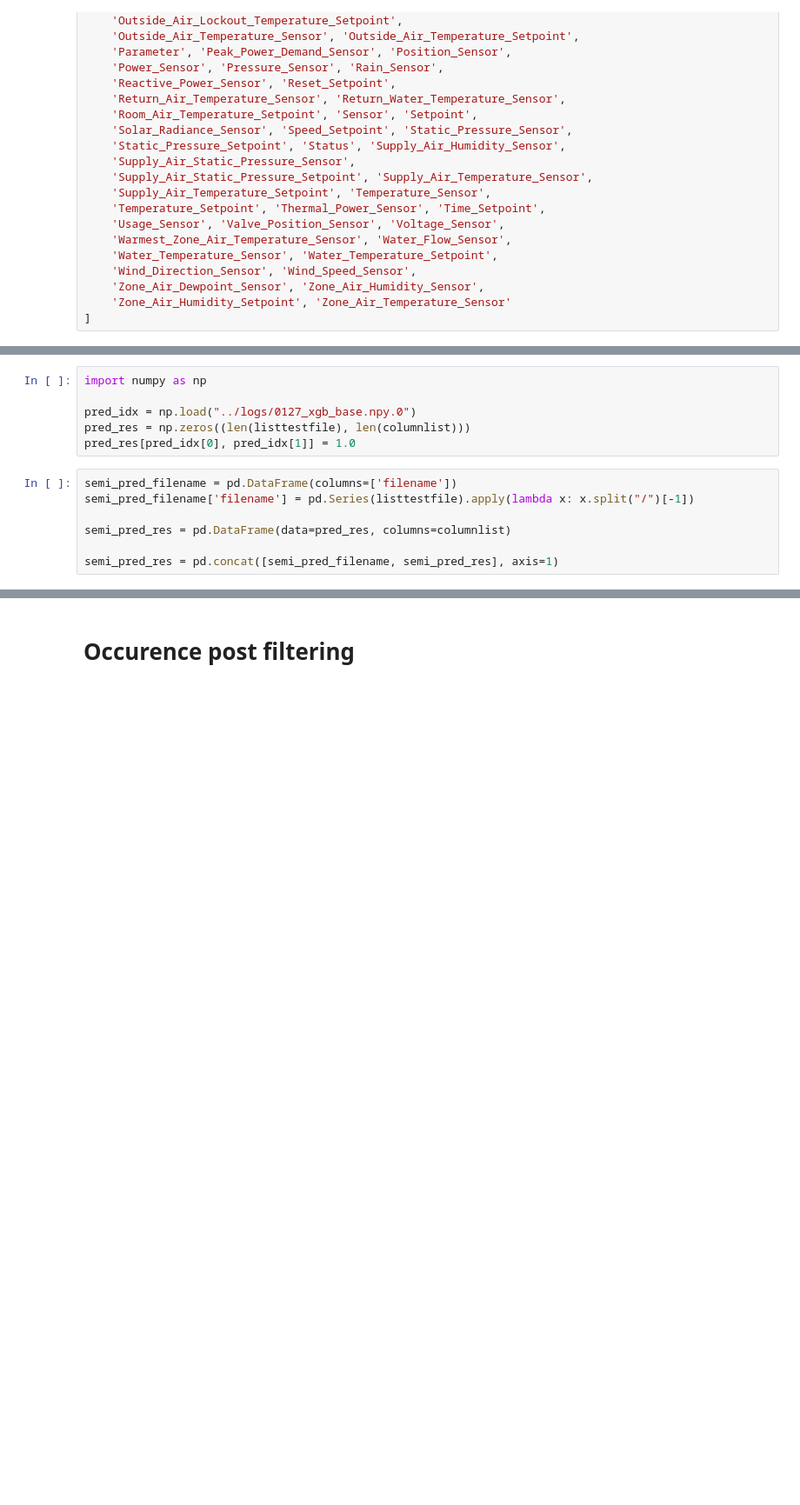
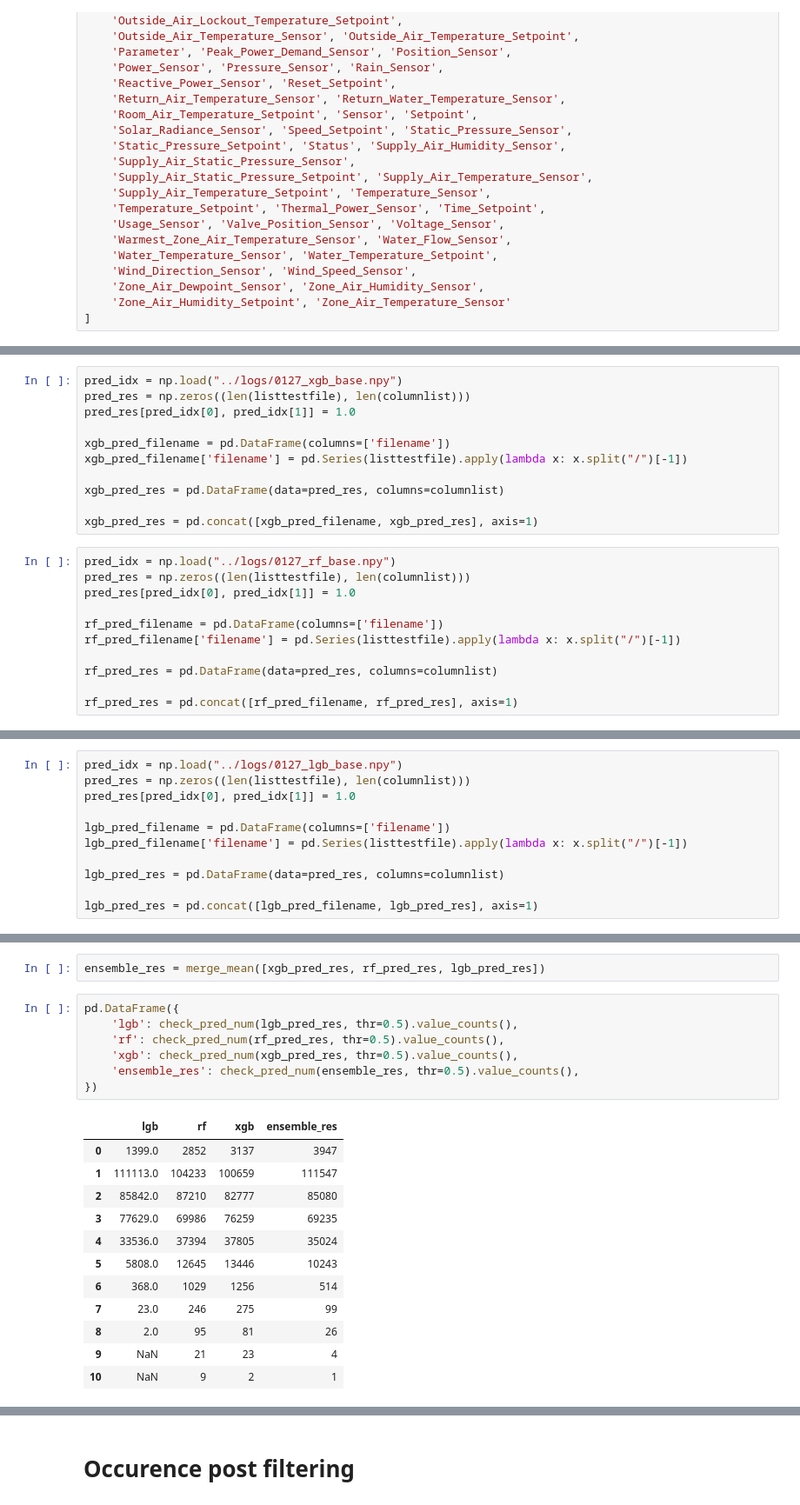
Before and after one commit to JoeZhao527/cl-bricks, a Jupyter notebook: notebooks/ensemble.ipynb, the cells around one changed output, grey strips where cells are left out. Shown: that part at 87% size. Cells and saved outputs as stored; diff of their text form; blank space fills up the shorter version.

```diff
--- a/notebooks/ensemble.ipynb
+++ b/notebooks/ensemble.ipynb
@@ -164,13 +156,22 @@ columnlist = [
 # %%
-import numpy as np
-
-pred_idx = np.load("../logs/0127_xgb_base.npy.0")
+pred_idx = np.load("../logs/0127_xgb_base.npy")
 pred_res = np.zeros((len(listtestfile), len(columnlist)))
 pred_res[pred_idx[0], pred_idx[1]] = 1.0
+
+xgb_pred_filename = pd.DataFrame(columns=['filename'])
+xgb_pred_filename['filename'] = pd.Series(listtestfile).apply(lambda x: x.split("/")[-1])
+
+xgb_pred_res = pd.DataFrame(data=pred_res, columns=columnlist)
+
+xgb_pred_res = pd.concat([xgb_pred_filename, xgb_pred_res], axis=1)
 # %%
-semi_pred_filename = pd.DataFrame(columns=['filename'])
-semi_pred_filename['filename'] = pd.Series(listtestfile).apply(lambda x: x.split("/")[-1])
+pred_idx = np.load("../logs/0127_rf_base.npy")
+pred_res = np.zeros((len(listtestfile), len(columnlist)))
+pred_res[pred_idx[0], pred_idx[1]] = 1.0
 
-semi_pred_res = pd.DataFrame(data=pred_res, columns=columnlist)
+rf_pred_filename = pd.DataFrame(columns=['filename'])
+rf_pred_filename['filename'] = pd.Series(listtestfile).apply(lambda x: x.split("/")[-1])
 
-semi_pred_res = pd.concat([semi_pred_filename, semi_pred_res], axis=1)
+rf_pred_res = pd.DataFrame(data=pred_res, columns=columnlist)
+
+rf_pred_res = pd.concat([rf_pred_filename, rf_pred_res], axis=1)
@@ -191,0 +178,11 @@ Name: count, dtype: int64
+# %%
+pred_idx = np.load("../logs/0127_lgb_base.npy")
+pred_res = np.zeros((len(listtestfile), len(columnlist)))
+pred_res[pred_idx[0], pred_idx[1]] = 1.0
+
+lgb_pred_filename = pd.DataFrame(columns=['filename'])
+lgb_pred_filename['filename'] = pd.Series(listtestfile).apply(lambda x: x.split("/")[-1])
+
+lgb_pred_res = pd.DataFrame(data=pred_res, columns=columnlist)
+
+lgb_pred_res = pd.concat([lgb_pred_filename, lgb_pred_res], axis=1)
@@ -191,0 +205,22 @@ Name: count, dtype: int64
+# %%
+ensemble_res = merge_mean([xgb_pred_res, rf_pred_res, lgb_pred_res])
+# %%
+pd.DataFrame({
+    'lgb': check_pred_num(lgb_pred_res, thr=0.5).value_counts(),
+    'rf': check_pred_num(rf_pred_res, thr=0.5).value_counts(),
+    'xgb': check_pred_num(xgb_pred_res, thr=0.5).value_counts(),
+    'ensemble_res': check_pred_num(ensemble_res, thr=0.5).value_counts(),
+})
+# %% [output]
+|  | lgb | rf | xgb | ensemble_res |
+| 0 | 1399.0 | 2852 | 3137 | 3947 |
+| 1 | 111113.0 | 104233 | 100659 | 111547 |
+| 2 | 85842.0 | 87210 | 82777 | 85080 |
+| 3 | 77629.0 | 69986 | 76259 | 69235 |
+| 4 | 33536.0 | 37394 | 37805 | 35024 |
+| 5 | 5808.0 | 12645 | 13446 | 10243 |
+| 6 | 368.0 | 1029 | 1256 | 514 |
+| 7 | 23.0 | 246 | 275 | 99 |
+| 8 | 2.0 | 95 | 81 | 26 |
+| 9 | NaN | 21 | 23 | 4 |
+| 10 | NaN | 9 | 2 | 1 |
```
Also changed, not shown: parts of 6 cells of this notebook, 5 other files.
